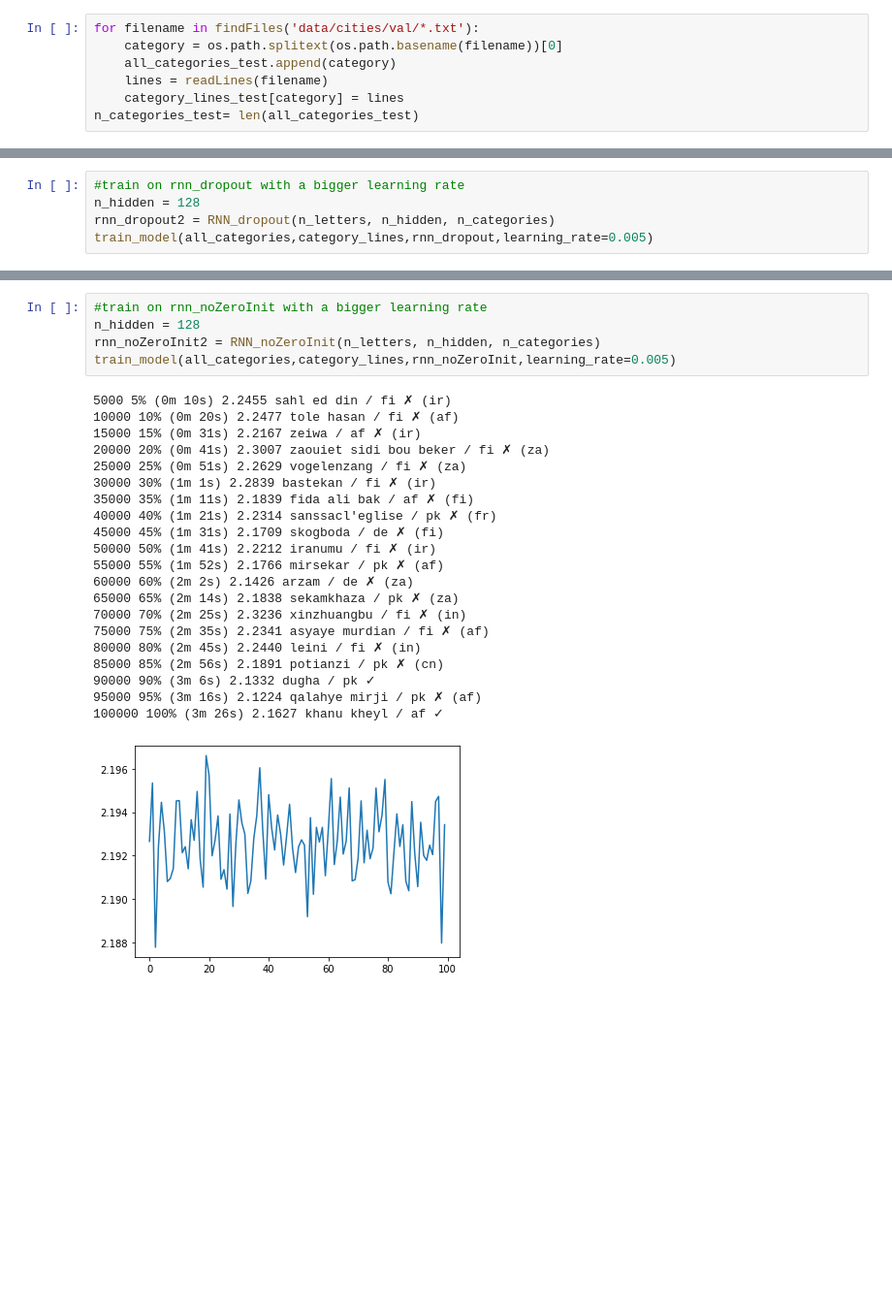
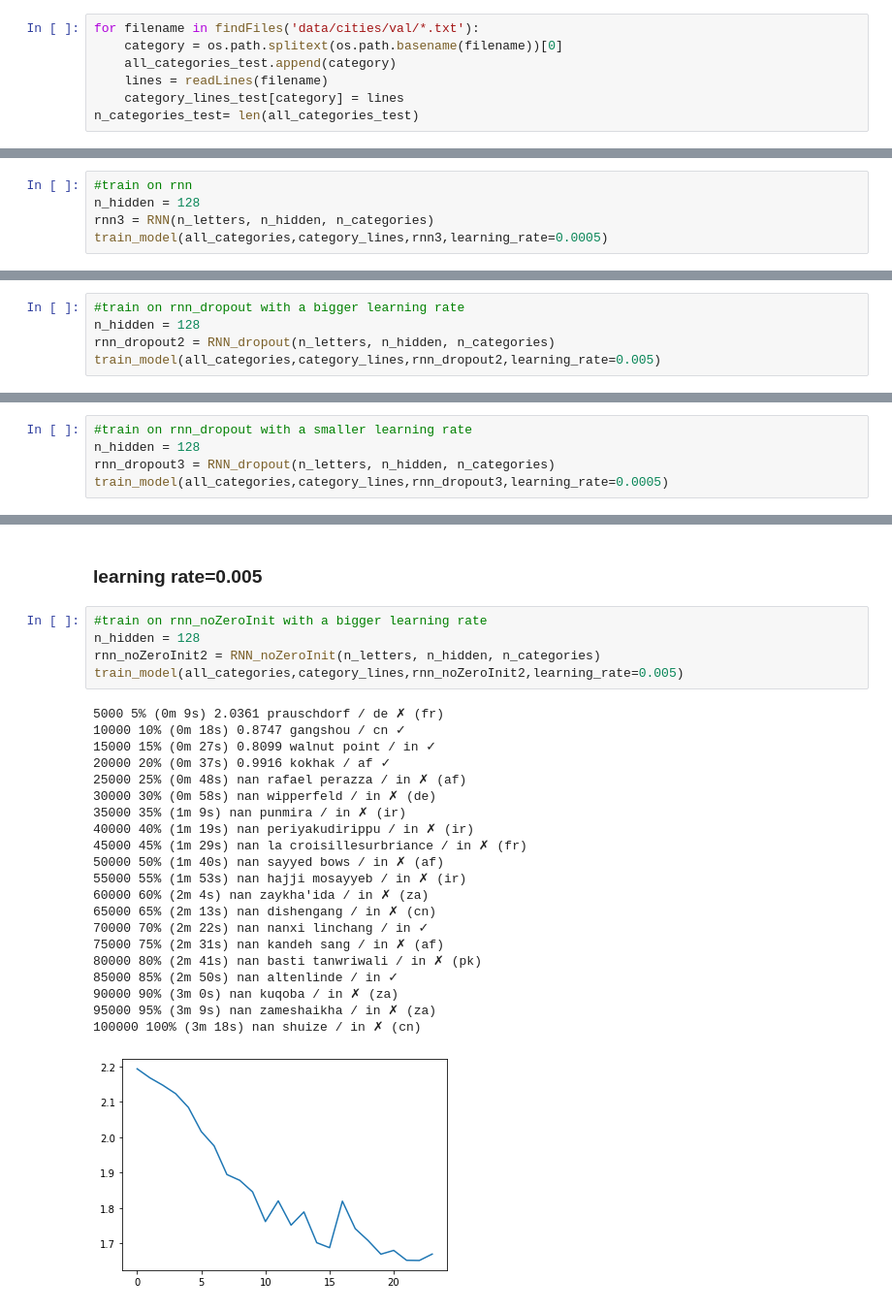
Before and after one commit to Chgabri2/NLP_Course, a Jupyter notebook: newpar3.ipynb, the cells around one changed output, grey strips where cells are left out. Shown: that part at 97% size. Drawn from its saved outputs; the diff is of its cells as text; blank space fills up the shorter version.

```diff
--- a/newpar3.ipynb
+++ b/newpar3.ipynb
@@ -166,0 +176,5 @@ train_model(all_categories,category_lines,rnn2,learning_rate=0.005)
+# %%
+#train on rnn
+n_hidden = 128
+rnn3 = RNN(n_letters, n_hidden, n_categories)
+train_model(all_categories,category_lines,rnn3,learning_rate=0.0005)
@@ -283,5 +324,5 @@ weighted avg       0.08      0.11      0.06       500
 #train on rnn_dropout with a bigger learning rate
 n_hidden = 128
 rnn_dropout2 = RNN_dropout(n_letters, n_hidden, n_categories)
-train_model(all_categories,category_lines,rnn_dropout,learning_rate=0.005)
+train_model(all_categories,category_lines,rnn_dropout2,learning_rate=0.005)
 # %% [output]
@@ -308,0 +396,5 @@ train_model(all_categories,category_lines,rnn_dropout,learning_rate=0.005)
+# %%
+#train on rnn_dropout with a smaller learning rate
+n_hidden = 128
+rnn_dropout3 = RNN_dropout(n_letters, n_hidden, n_categories)
+train_model(all_categories,category_lines,rnn_dropout3,learning_rate=0.0005)
@@ -380,27 +541,29 @@ weighted avg       0.11      0.11      0.07       500
+# %% [markdown]
+### learning rate=0.005
 # %%
 #train on rnn_noZeroInit with a bigger learning rate
 n_hidden = 128
 rnn_noZeroInit2 = RNN_noZeroInit(n_letters, n_hidden, n_categories)
-train_model(all_categories,category_lines,rnn_noZeroInit,learning_rate=0.005)
+train_model(all_categories,category_lines,rnn_noZeroInit2,learning_rate=0.005)
 # %% [output]
-5000 5% (0m 10s) 2.2455 sahl ed din / fi ✗ (ir)
-10000 10% (0m 20s) 2.2477 tole hasan / fi ✗ (af)
-15000 15% (0m 31s) 2.2167 zeiwa / af ✗ (ir)
-20000 20% (0m 41s) 2.3007 zaouiet sidi bou beker / fi ✗ (za)
-25000 25% (0m 51s) 2.2629 vogelenzang / fi ✗ (za)
-30000 30% (1m 1s) 2.2839 bastekan / fi ✗ (ir)
-35000 35% (1m 11s) 2.1839 fida ali bak / af ✗ (fi)
-40000 40% (1m 21s) 2.2314 sanssacl'eglise / pk ✗ (fr)
-45000 45% (1m 31s) 2.1709 skogboda / de ✗ (fi)
-50000 50% (1m 41s) 2.2212 iranumu / fi ✗ (ir)
-55000 55% (1m 52s) 2.1766 mirsekar / pk ✗ (af)
-60000 60% (2m 2s) 2.1426 arzam / de ✗ (za)
-65000 65% (2m 14s) 2.1838 sekamkhaza / pk ✗ (za)
-70000 70% (2m 25s) 2.3236 xinzhuangbu / fi ✗ (in)
-75000 75% (2m 35s) 2.2341 asyaye murdian / fi ✗ (af)
-80000 80% (2m 45s) 2.2440 leini / fi ✗ (in)
-85000 85% (2m 56s) 2.1891 potianzi / pk ✗ (cn)
-90000 90% (3m 6s) 2.1332 dugha / pk ✓
-95000 95% (3m 16s) 2.1224 qalahye mirji / pk ✗ (af)
-100000 100% (3m 26s) 2.1627 khanu kheyl / af ✓
+5000 5% (0m 9s) 2.0361 prauschdorf / de ✗ (fr)
+10000 10% (0m 18s) 0.8747 gangshou / cn ✓
+15000 15% (0m 27s) 0.8099 walnut point / in ✓
+20000 20% (0m 37s) 0.9916 kokhak / af ✓
+25000 25% (0m 48s) nan rafael perazza / in ✗ (af)
+30000 30% (0m 58s) nan wipperfeld / in ✗ (de)
+35000 35% (1m 9s) nan punmira / in ✗ (ir)
+40000 40% (1m 19s) nan periyakudirippu / in ✗ (ir)
+45000 45% (1m 29s) nan la croisillesurbriance / in ✗ (fr)
+50000 50% (1m 40s) nan sayyed bows / in ✗ (af)
+55000 55% (1m 53s) nan hajji mosayyeb / in ✗ (ir)
+60000 60% (2m 4s) nan zaykha'ida / in ✗ (za)
+65000 65% (2m 13s) nan dishengang / in ✗ (cn)
+70000 70% (2m 22s) nan nanxi linchang / in ✓
+75000 75% (2m 31s) nan kandeh sang / in ✗ (af)
+80000 80% (2m 41s) nan basti tanwriwali / in ✗ (pk)
+85000 85% (2m 50s) nan altenlinde / in ✓
+90000 90% (3m 0s) nan kuqoba / in ✗ (za)
+95000 95% (3m 9s) nan zameshaikha / in ✗ (za)
+100000 100% (3m 18s) nan shuize / in ✗ (cn)
-[figure, old version]
+[figure, new version]
```
Also changed, not shown: parts of 32 cells of this notebook, 1 other file.
